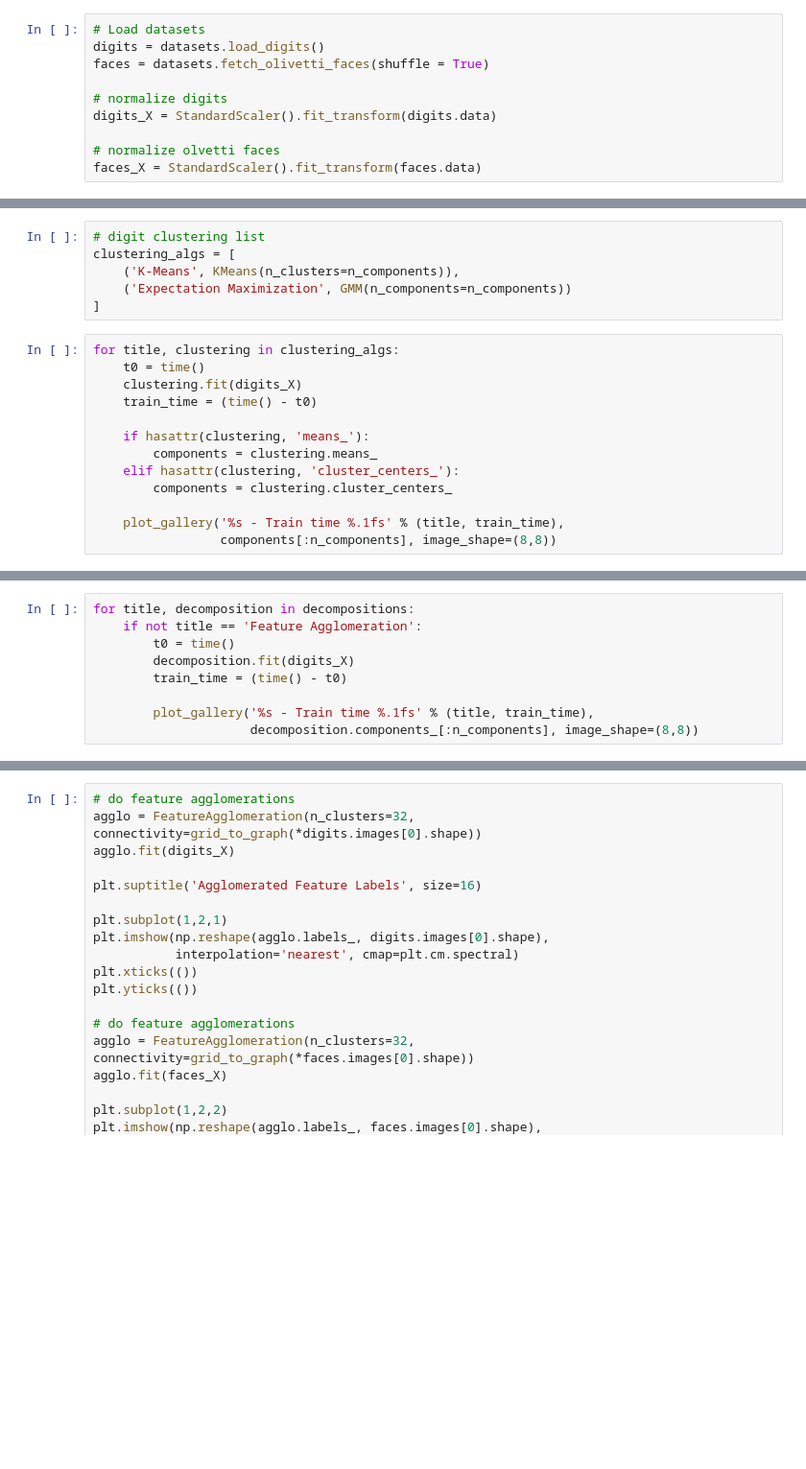
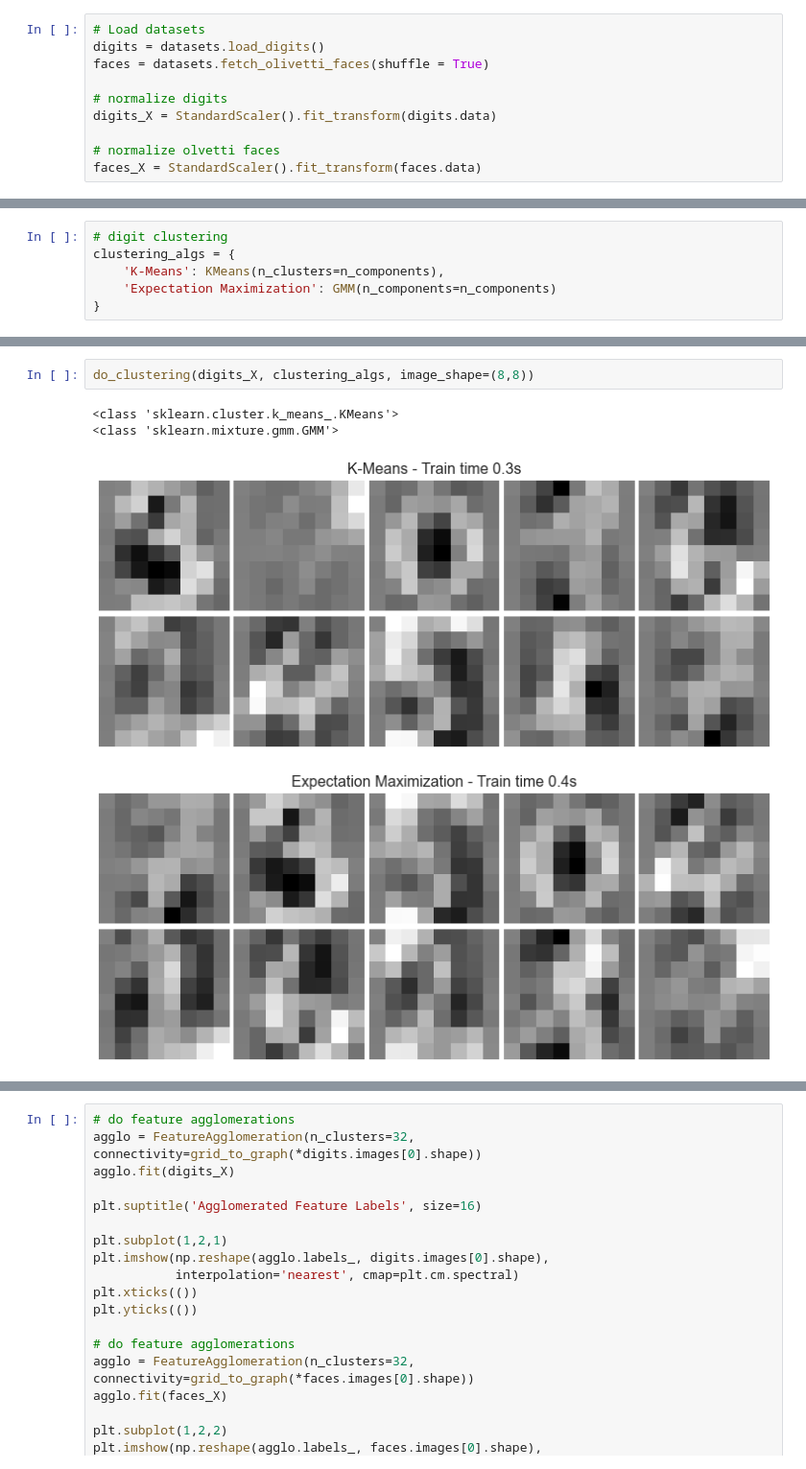
Before and after one commit to wds360/machineLearning, a Jupyter notebook: unsupervisedLearning/ul_experiments.ipynb, the cells around one changed output, grey strips where cells are left out. Shown at 96% size. Cells and saved outputs as stored; diff of their text form; blank space fills up the shorter version.

Commit message:
piped dim-r and clustering

```diff
--- a/unsupervisedLearning/ul_experiments.ipynb
+++ b/unsupervisedLearning/ul_experiments.ipynb
@@ -92,19 +123,6 @@ plot_gallery("Olivetti Faces Sample (normalized)", faces_X[:n_components])
 # %%
-# digit clustering list
-clustering_algs = [
-    ('K-Means', KMeans(n_clusters=n_components)),
-    ('Expectation Maximization', GMM(n_components=n_components))
-]
+# digit clustering
+clustering_algs = {
+    'K-Means': KMeans(n_clusters=n_components),
+    'Expectation Maximization': GMM(n_components=n_components)
+}
-# %%
-for title, clustering in clustering_algs:
-    t0 = time()
-    clustering.fit(digits_X)
-    train_time = (time() - t0)
-
-    if hasattr(clustering, 'means_'):
-        components = clustering.means_
-    elif hasattr(clustering, 'cluster_centers_'):
-        components = clustering.cluster_centers_
-
-    plot_gallery('%s - Train time %.1fs' % (title, train_time),
-                 components[:n_components], image_shape=(8,8))
@@ -122,9 +136,0 @@ decompositions = [
-# %%
-for title, decomposition in decompositions:
-    if not title == 'Feature Agglomeration':
-        t0 = time()
-        decomposition.fit(digits_X)
-        train_time = (time() - t0)
-
-        plot_gallery('%s - Train time %.1fs' % (title, train_time),
-                     decomposition.components_[:n_components], image_shape=(8,8))
@@ -149,0 +137,7 @@ for title, decomposition in decompositions:
+# %%
+do_clustering(digits_X, clustering_algs, image_shape=(8,8))
+# %% [output]
+<class 'sklearn.cluster.k_means_.KMeans'>
+<class 'sklearn.mixture.gmm.GMM'>
+[figure, added]
+[figure, added]
```
Also changed, not shown: parts of 16 cells of this notebook.
